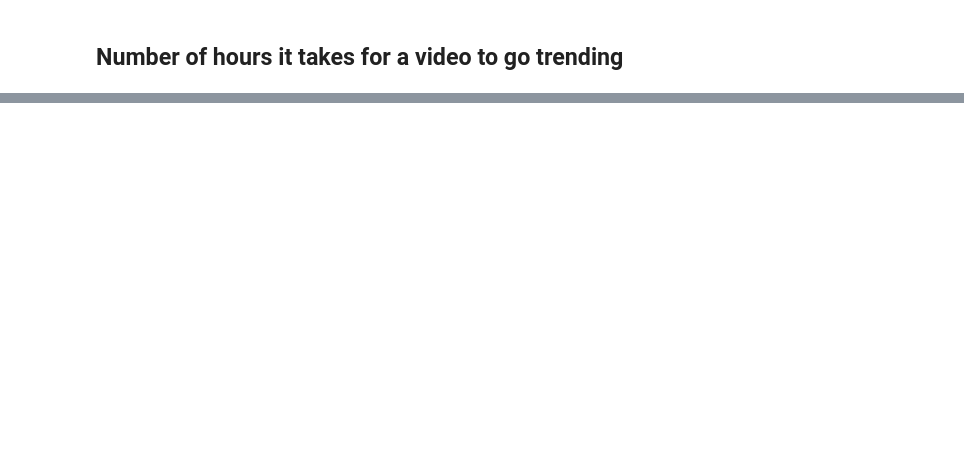
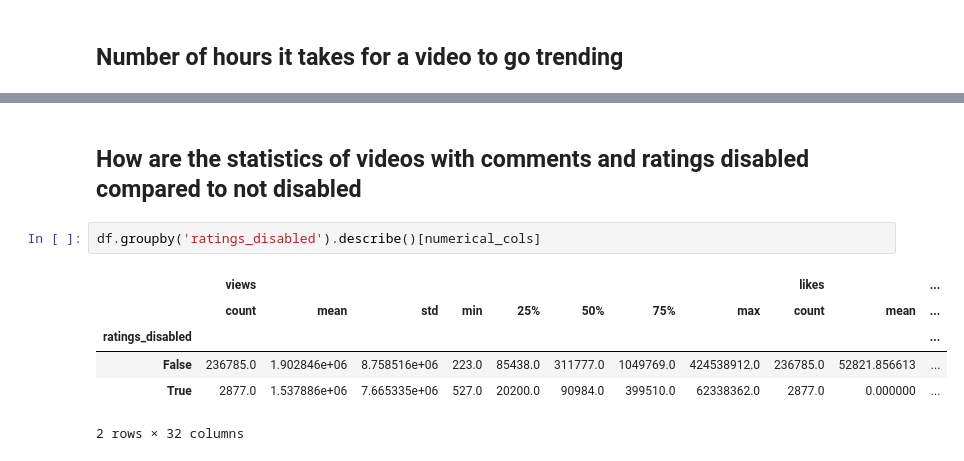
Before and after one commit to tanmaig/CSCI5502-project, a Jupyter notebook: data_analysis.ipynb, the cells around one changed output, grey strips where cells are left out. Drawn from its saved outputs; the diff is of its cells as text; blank space fills up the shorter version.

```diff
--- a/data_analysis.ipynb
+++ b/data_analysis.ipynb
@@ -166,0 +160,11 @@ cateogry_id_title_dict
+# %% [markdown]
+## How are the statistics of videos with comments and ratings disabled compared to not disabled
+# %%
+df.groupby('ratings_disabled').describe()[numerical_cols]
+# %% [output]
+|  | views |  |  |  |  |  |  |  | likes |  | ... |
+|  | count | mean | std | min | 25% | 50% | 75% | max | count | mean | ... |
+| ratings_disabled |  |  |  |  |  |  |  |  |  |  | ... |
+| False | 236785.0 | 1.902846e+06 | 8.758516e+06 | 223.0 | 85438.0 | 311777.0 | 1049769.0 | 424538912.0 | 236785.0 | 52821.856613 | ... |
+| True | 2877.0 | 1.537886e+06 | 7.665335e+06 | 527.0 | 20200.0 | 90984.0 | 399510.0 | 62338362.0 | 2877.0 | 0.000000 | ... |
+2 rows × 32 columns
```
Also changed, not shown: parts of 9 cells of this notebook.
